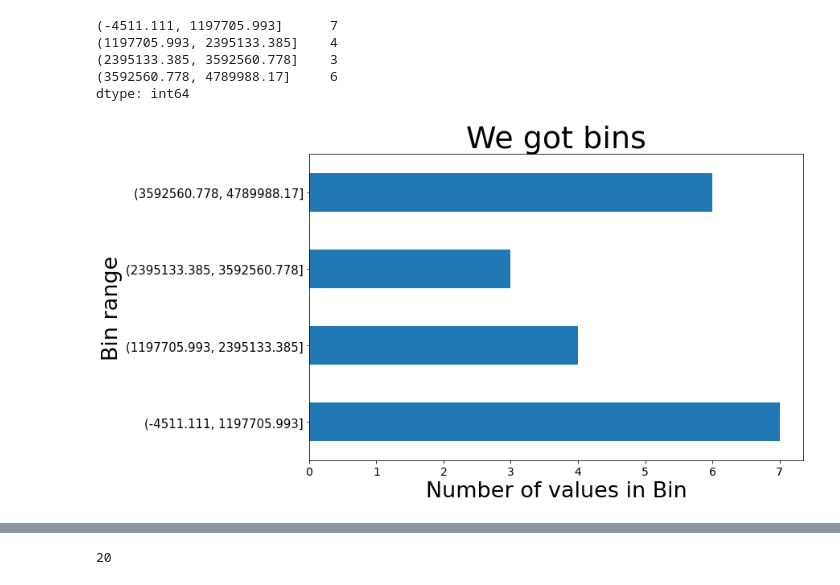
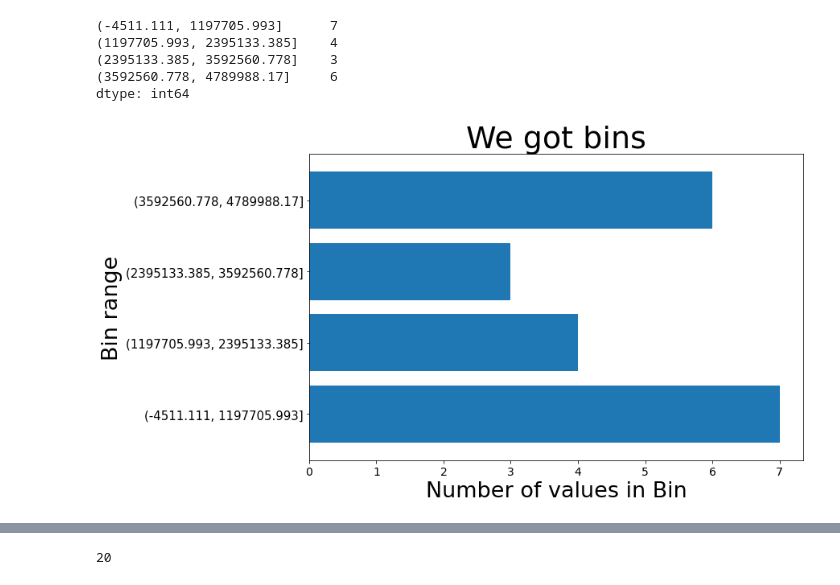
Before and after one commit to masonsherbondy/numpy-pandas-visualization-exercises, a Jupyter notebook: pandas_series.ipynb, the cells around one changed output, grey strips where cells are left out. Saved outputs shown, nothing was run; the diff lists cells and outputs as text; code cells hidden in the pictures.

```diff
--- a/pandas_series.ipynb
+++ b/pandas_series.ipynb
@@ -331,14 +331,14 @@ dtype: int64
 # %%
 #Exercise BVIII Plot the binned data in a meaningful way. Be sure to include a title and axis labels.
 plt.figure(figsize = (11, 7))
-numbers.apply(lambda x: mf.handle_commas(x)).value_counts(bins = 4).sort_index().plot.barh()
+numbers.apply(lambda x: mf.handle_commas(x)).value_counts(bins = 4).sort_index().plot.barh(width = .8)
 plt.title('We got bins', fontsize = 38)
 plt.ylabel('Bin range', fontsize = 27)
 plt.xlabel('Number of values in Bin', fontsize = 27)
 plt.yticks(fontsize = 15)
 plt.xticks(fontsize = 14);
 # %% [output]
-[figure, old version]
+[figure, new version]
 # %%
 #C
 
```
